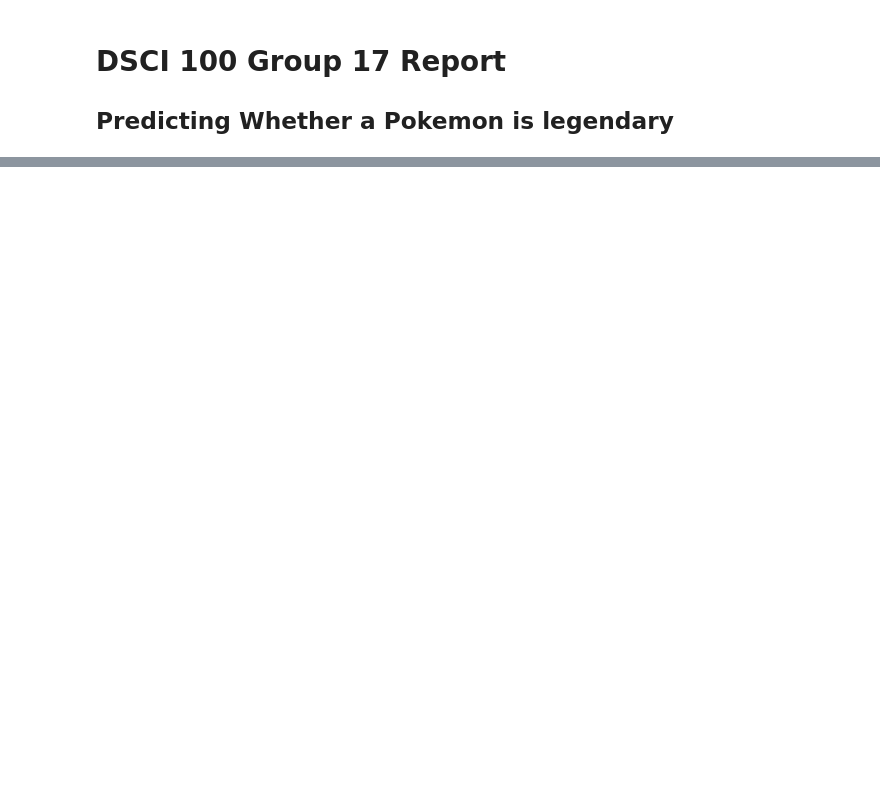
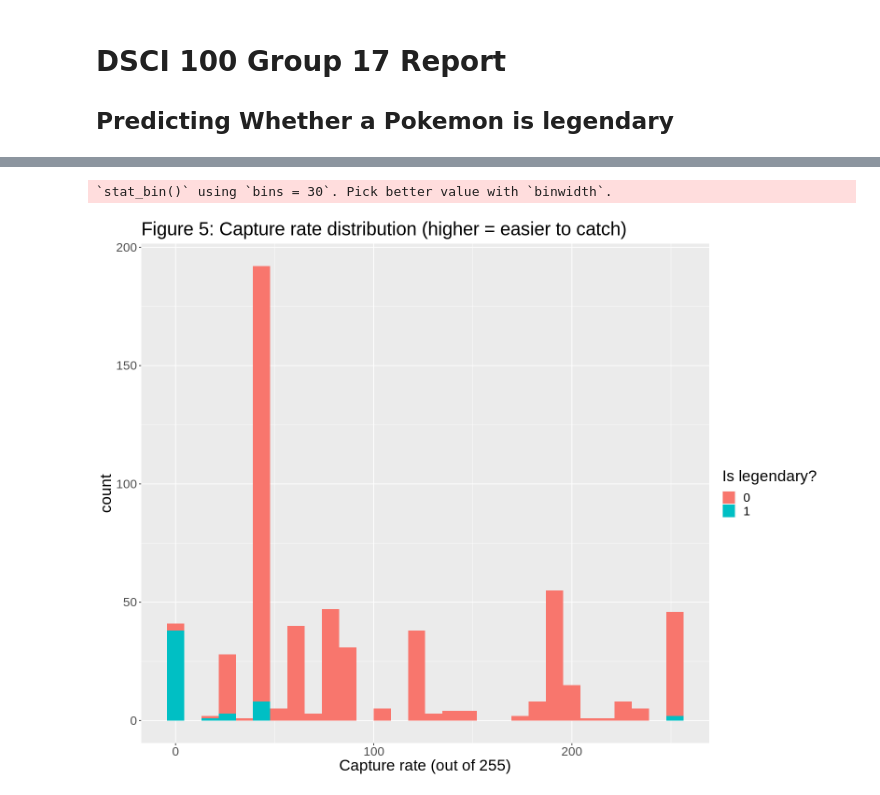
Before and after one commit to JerryMa0716/dsci-100-2023s1-group-17, a Jupyter notebook: report.ipynb, the cells around one changed output, grey strips where cells are left out. Saved outputs shown, nothing was run; the diff lists cells and outputs as text; code cells hidden in the pictures; blank space fills up the shorter version.

```diff
--- a/report.ipynb
+++ b/report.ipynb
@@ -164,0 +140,11 @@ A tibble: 781 × 6
+# %%
+pokemon_plot_capture_rate <- ggplot(pokemon_train, aes(x = capture_rate, fill = is_legendary)) +
+                geom_histogram() +
+                theme(text = element_text(size = 20)) +
+                labs(x = "Capture rate (out of 255)", fill = "Is legendary?") +
+                ggtitle("Figure 5: Capture rate distribution (higher = easier to catch)")
+
+pokemon_plot_capture_rate
+# %% [output]
+`stat_bin()` using `bins = 30`. Pick better value with `binwidth`.
+[figure, added]
```
Also changed, not shown: parts of 43 cells of this notebook.
